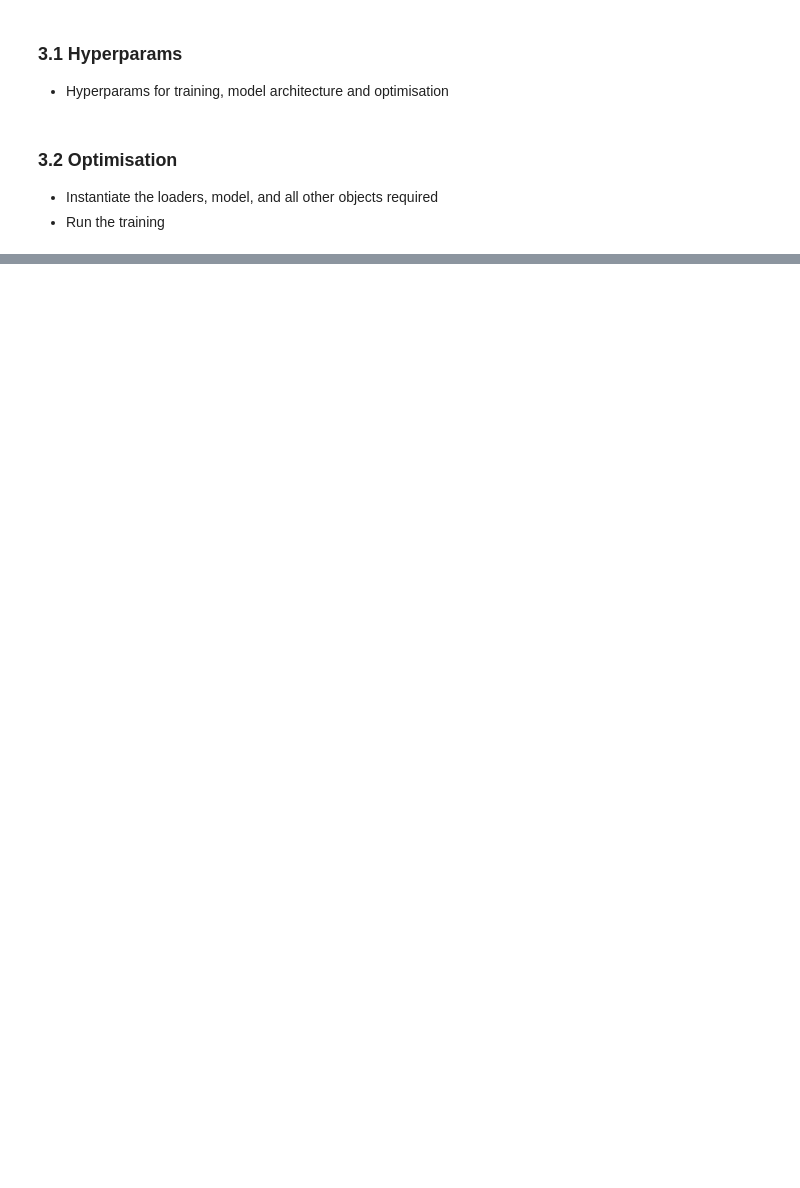
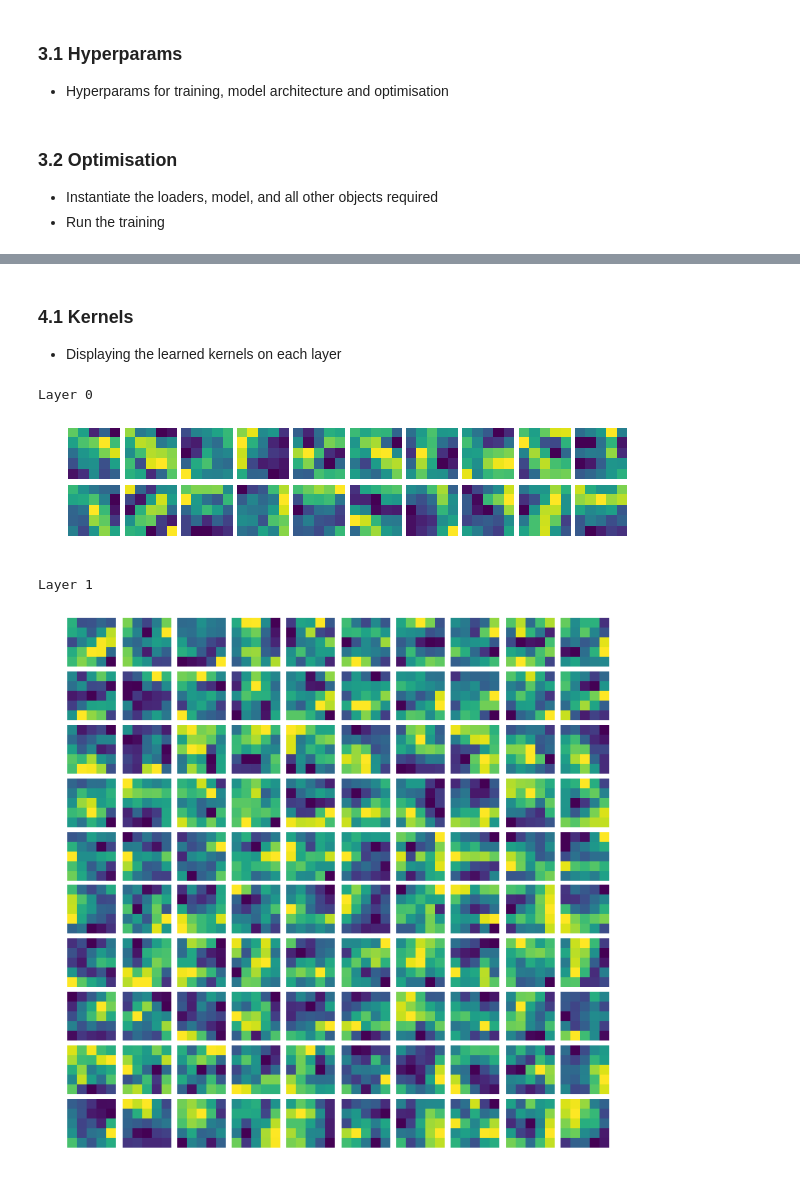
Before and after one commit to xapharius/mlscripts, a Jupyter notebook: Pytorch MNIST.ipynb, the cells around one changed output, grey strips where cells are left out. Saved outputs shown, nothing was run; the diff lists cells and outputs as text; code cells hidden in the pictures; blank space fills up the shorter version.

```diff
--- a/Pytorch MNIST.ipynb
+++ b/Pytorch MNIST.ipynb
@@ -299,0 +324,22 @@ for epoch_ix in range(n_epochs):
+# %%
+def plot_tensor(tensor, ncols, nrows, figsize):
+    """Plot a 3D tensor along the first axis"""
+    f, axes = plt.subplots(ncols=ncols, nrows=nrows, figsize=figsize)
+    for ix_ax, ax in enumerate(axes.flatten()):
+        ax.imshow(tensor[ix_ax].detach())
+        ax.set_axis_off()
+    plt.subplots_adjust(wspace=0.1, hspace=0.1)
+    plt.show()
+# %% [markdown]
+### 4.1 Kernels
+- Displaying the learned kernels on each layer
+# %%
+for ix_layer, layer in enumerate(model.layers):
+    kernels = list(layer[0].parameters())[0].view(-1, 5, 5)
+    print(f'Layer {ix_layer}')
+    plot_tensor(kernels, ncols=10, nrows=len(kernels)//10, figsize=(10, len(kernels)/10))
+# %% [output]
+Layer 0
+[figure, added]
+Layer 1
+[figure, added]
```
Also changed, not shown: parts of 16 cells of this notebook.
